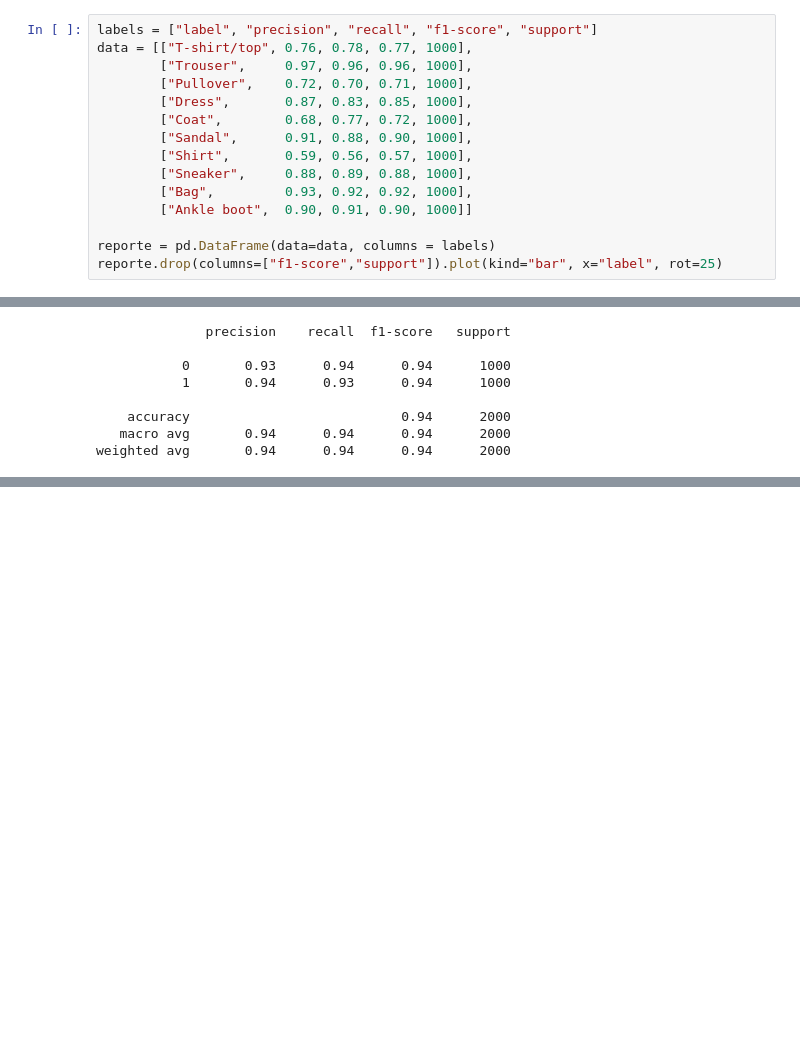
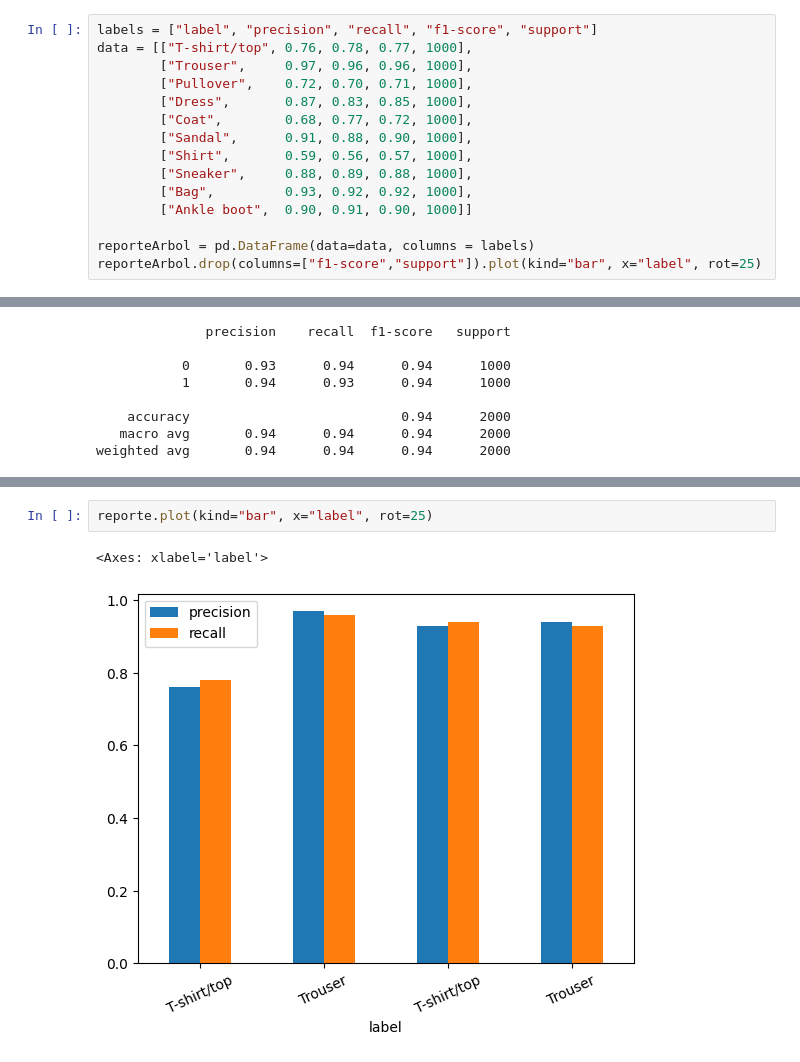
Before and after one commit to agusruss0/TP2-LDD-2C-2023, a Jupyter notebook: fashion_GLA.ipynb, the cells around one changed output, grey strips where cells are left out. Cells and saved outputs as stored; diff of their text form; blank space fills up the shorter version.

```diff
--- a/fashion_GLA.ipynb
+++ b/fashion_GLA.ipynb
@@ -308,8 +308,8 @@ data = [["T-shirt/top", 0.76, 0.78, 0.77, 1000],
         ["Bag",         0.93, 0.92, 0.92, 1000],
         ["Ankle boot",  0.90, 0.91, 0.90, 1000]]
 
-reporte = pd.DataFrame(data=data, columns = labels)
-reporte.drop(columns=["f1-score","support"]).plot(kind="bar", x="label", rot=25)
+reporteArbol = pd.DataFrame(data=data, columns = labels)
+reporteArbol.drop(columns=["f1-score","support"]).plot(kind="bar", x="label", rot=25)
 # %% [output]
 <Axes: xlabel='label'>
 [figure]
@@ -329,0 +392,5 @@ weighted avg       0.94      0.94      0.94      2000
+# %%
+reporte.plot(kind="bar", x="label", rot=25)
+# %% [output]
+<Axes: xlabel='label'>
+[figure, added]
```
Also changed, not shown: parts of 5 cells of this notebook.
